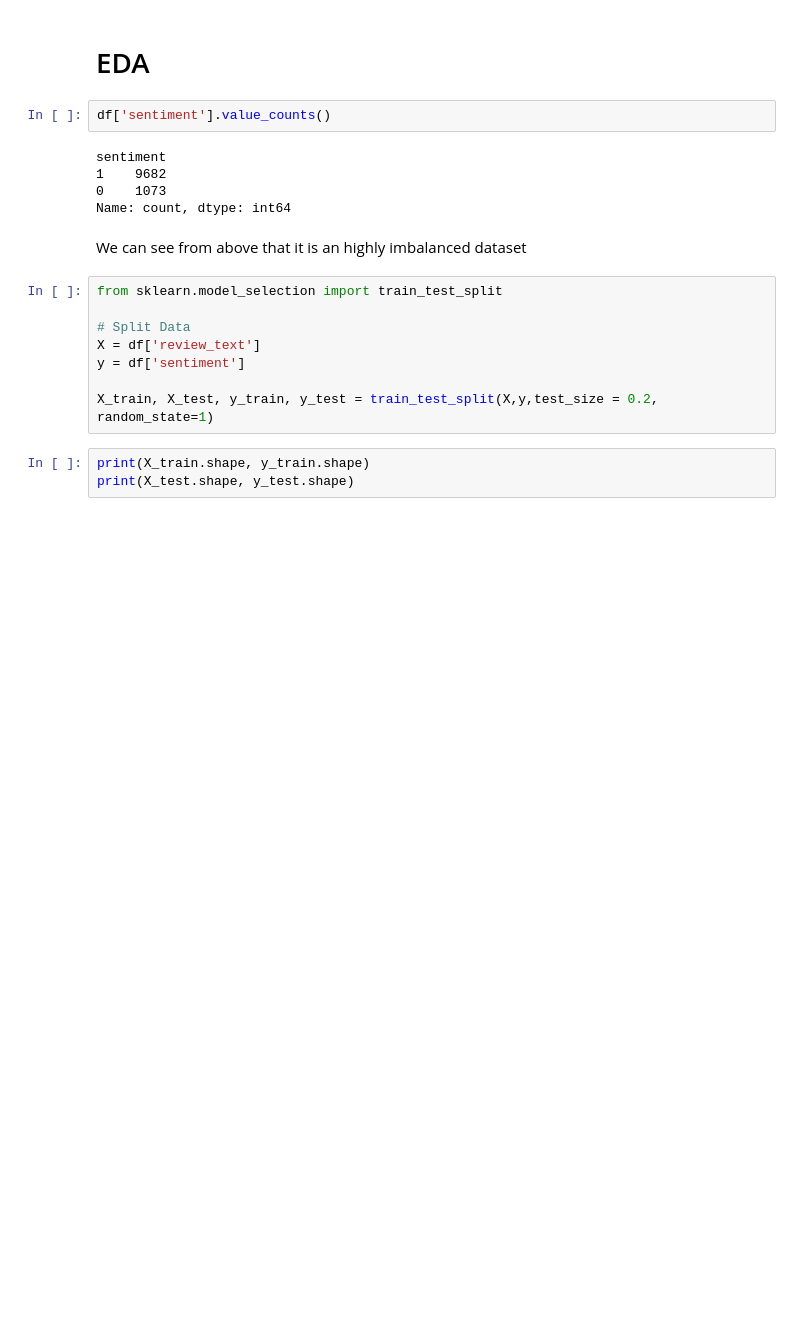
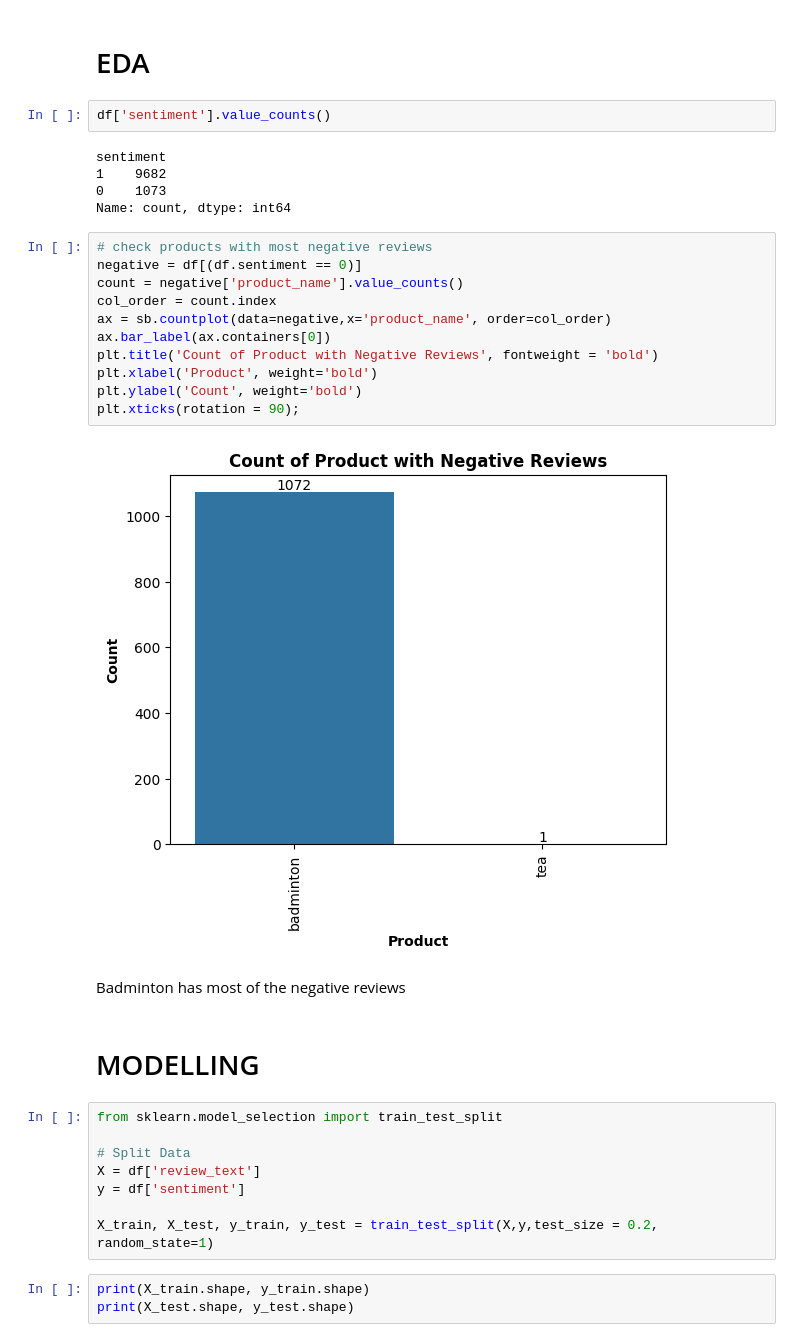
Before and after one commit to amiegirl/sentiment_analyzer_app, a Jupyter notebook: sentiment_analysis.ipynb, the cells around one changed output. Saved outputs shown, nothing was run; the diff lists cells and outputs as text; blank space fills up the shorter version.

Commit message:
EDA and Modelling

```diff
--- a/sentiment_analysis.ipynb
+++ b/sentiment_analysis.ipynb
@@ -162,8 +170,23 @@ sentiment
 1    9682
 0    1073
 Name: count, dtype: int64
-# %% [markdown]
-We can see from above that it is an highly imbalanced dataset
+# %%
+# check products with most negative reviews
+negative = df[(df.sentiment == 0)]
+count = negative['product_name'].value_counts()
+col_order = count.index
+ax = sb.countplot(data=negative,x='product_name', order=col_order)
+ax.bar_label(ax.containers[0])
+plt.title('Count of Product with Negative Reviews', fontweight = 'bold')
+plt.xlabel('Product', weight='bold')
+plt.ylabel('Count', weight='bold')
+plt.xticks(rotation = 90);
+# %% [output]
+[figure, added]
+# %% [markdown]
+Badminton has most of the negative reviews
+# %% [markdown]
+# MODELLING
 # %%
 from sklearn.model_selection import train_test_split
 
```
Also changed, not shown: parts of 3 cells of this notebook.
